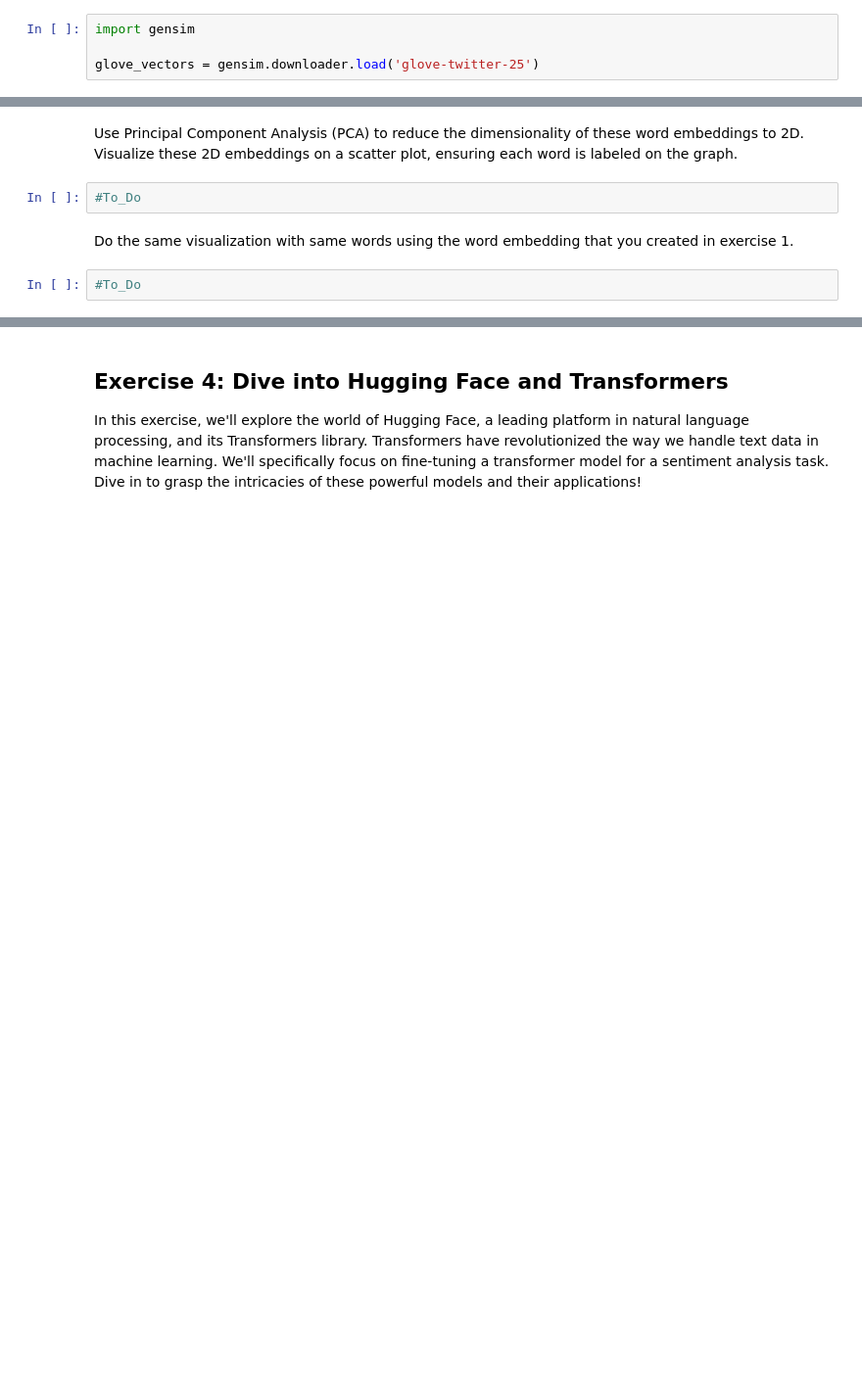
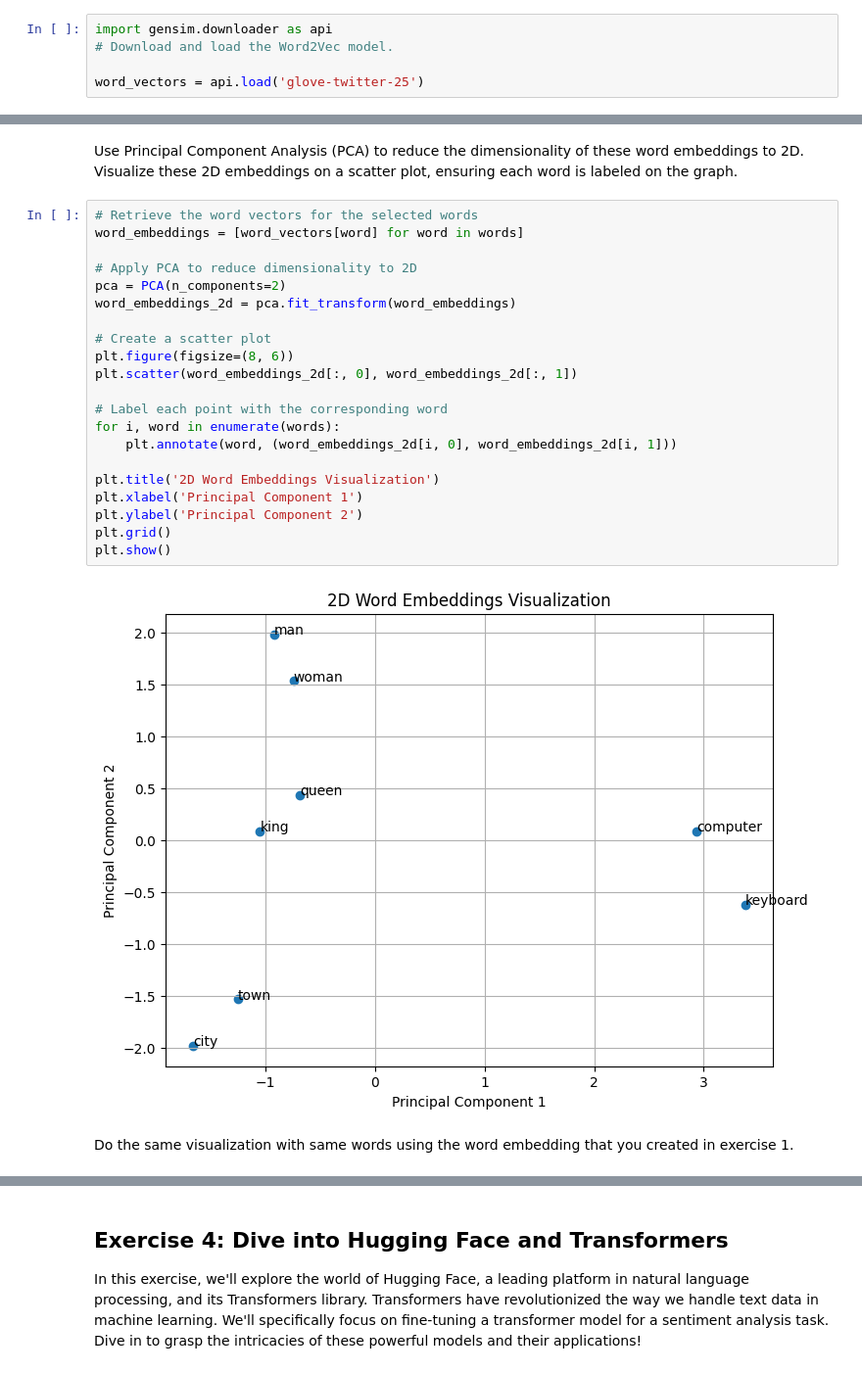
Before and after one commit to peyman886/NLP, a Jupyter notebook: YaghoubZadeh 1402-2/HomeWork/HW1/NLP_assignment_1.ipynb, the cells around one changed output, grey strips where cells are left out. Shown at 98% size. Drawn from its saved outputs; the diff is of its cells as text; blank space fills up the shorter version.

```diff
--- a/YaghoubZadeh 1402-2/HomeWork/HW1/NLP_assignment_1.ipynb
+++ b/YaghoubZadeh 1402-2/HomeWork/HW1/NLP_assignment_1.ipynb
@@ -651,5 +567,6 @@ ValueError: ignored
 # %%
-import gensim
+import gensim.downloader as api
+# Download and load the Word2Vec model.
 
-glove_vectors = gensim.downloader.load('glove-twitter-25')
+word_vectors = api.load('glove-twitter-25')
 # %% [output]
@@ -685,9 +623,28 @@ words = ['king', 'queen', 'man', 'woman', 'computer', 'keyboard', 'city', 'town'
 # %% [markdown]
 Use Principal Component Analysis (PCA) to reduce the dimensionality of these word embeddings to 2D.
 Visualize these 2D embeddings on a scatter plot, ensuring each word is labeled on the graph.
-# %%
-#To_Do
+# %%
+# Retrieve the word vectors for the selected words
+word_embeddings = [word_vectors[word] for word in words]
+
+# Apply PCA to reduce dimensionality to 2D
+pca = PCA(n_components=2)
+word_embeddings_2d = pca.fit_transform(word_embeddings)
+
+# Create a scatter plot
+plt.figure(figsize=(8, 6))
+plt.scatter(word_embeddings_2d[:, 0], word_embeddings_2d[:, 1])
+
+# Label each point with the corresponding word
+for i, word in enumerate(words):
+    plt.annotate(word, (word_embeddings_2d[i, 0], word_embeddings_2d[i, 1]))
+
+plt.title('2D Word Embeddings Visualization')
+plt.xlabel('Principal Component 1')
+plt.ylabel('Principal Component 2')
+plt.grid()
+plt.show()
+# %% [output]
+[figure, added]
 # %% [markdown]
 Do the same visualization with same words using the word embedding that you created in exercise 1.
-# %%
-#To_Do
```
Also changed, not shown: parts of 39 cells of this notebook.
